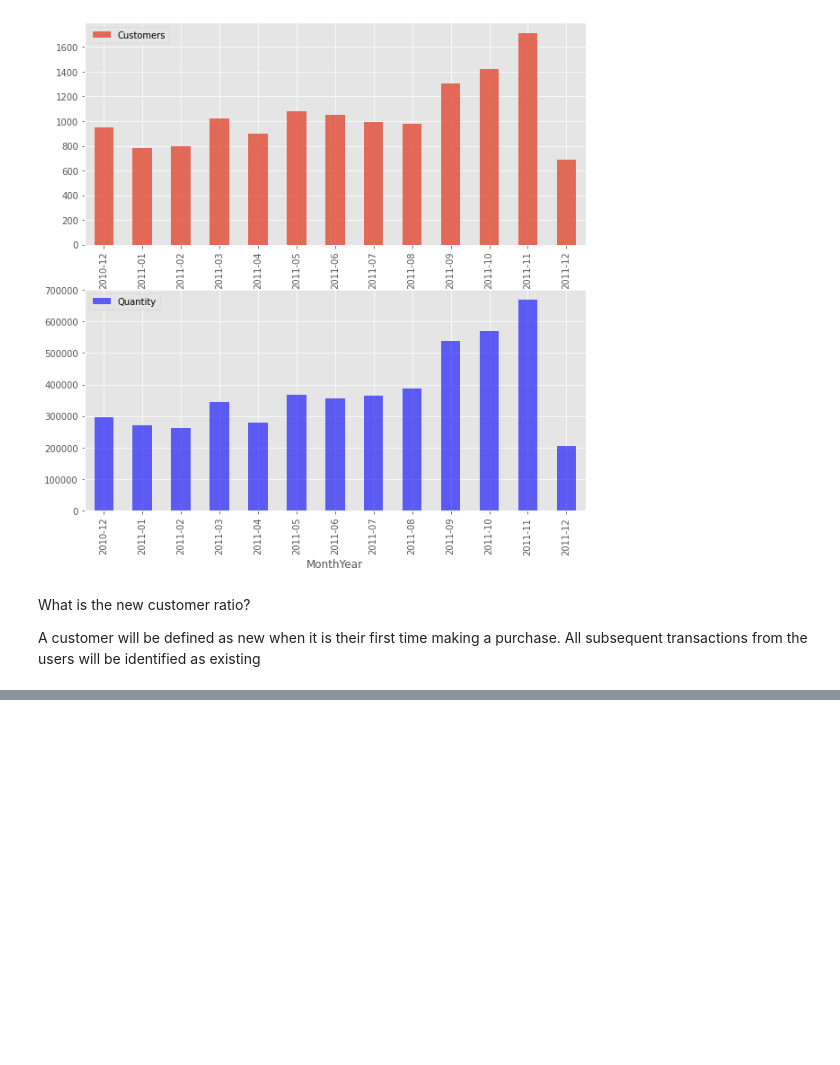
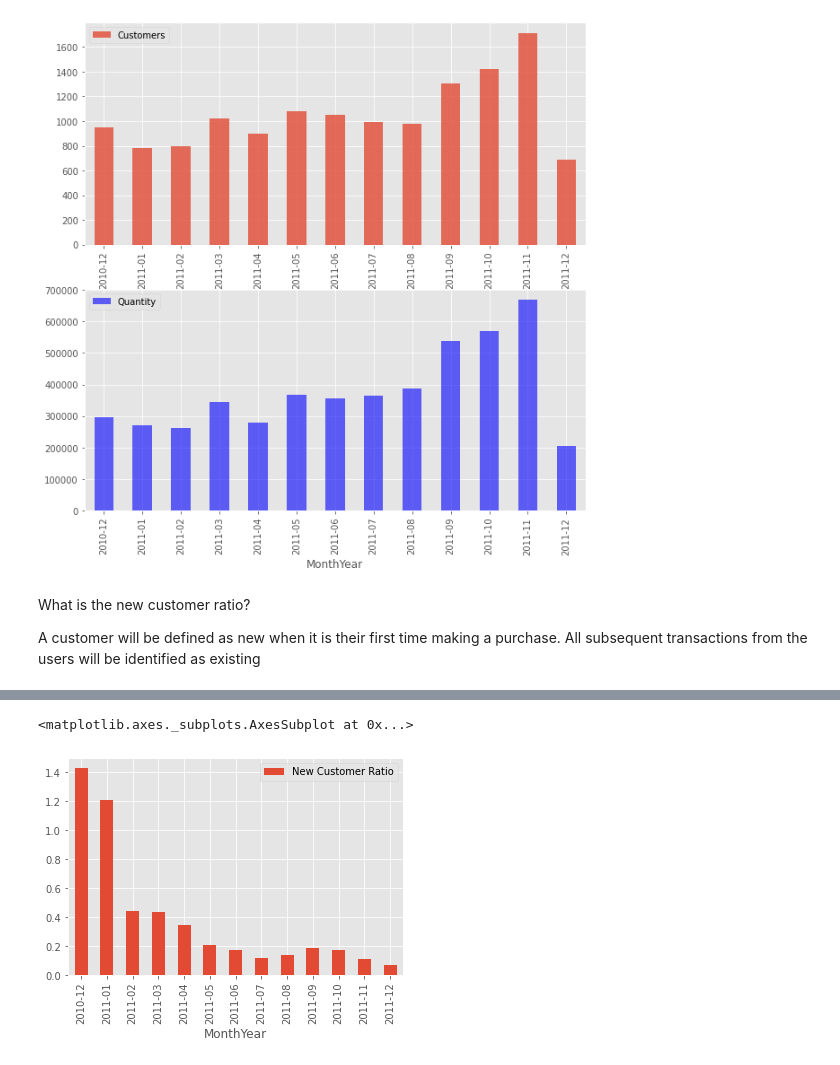
Before and after one commit to KishenSharma6/Online_Retail_Customer_Segmentation, a Jupyter notebook: notebooks/EDA.ipynb, the cells around one changed output, grey strips where cells are left out. Drawn from its saved outputs; the diff is of its cells as text; code cells hidden in the pictures; blank space fills up the shorter version.

```diff
--- a/notebooks/EDA.ipynb
+++ b/notebooks/EDA.ipynb
@@ -143,0 +204,5 @@ A customer will be defined as new when it is their first time making a purchase.
+# %%
+j.plot(y ='New Customer Ratio', kind= 'bar' )
+# %% [output]
+<matplotlib.axes._subplots.AxesSubplot at 0x...>
+[figure, added]
```
Also changed, not shown: parts of 9 cells of this notebook.
